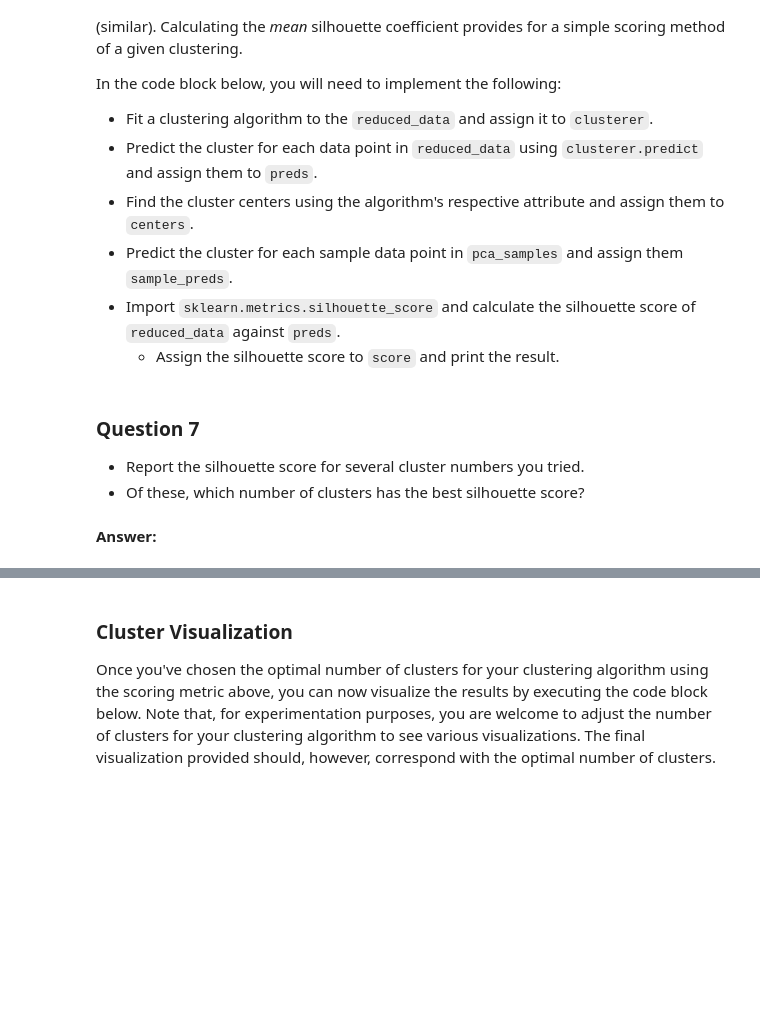
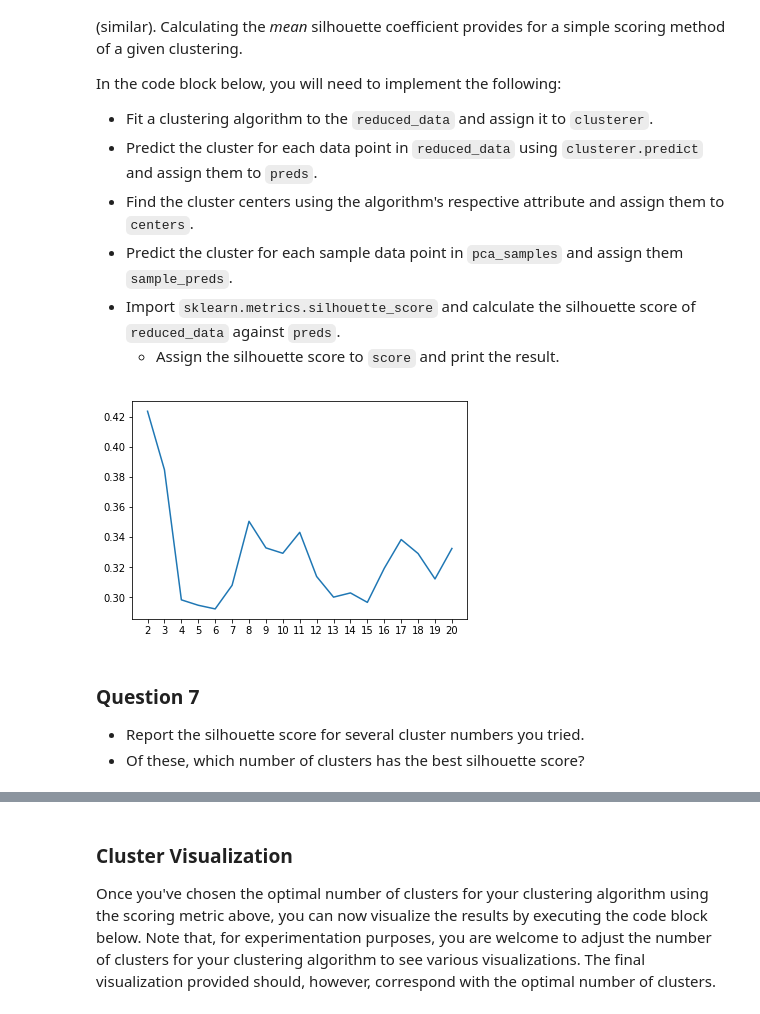
Before and after one commit to sariabod/mlnd, a Jupyter notebook: customer_segments/customer_segments.ipynb, the cells around one changed output, grey strips where cells are left out. Drawn from its saved outputs; the diff is of its cells as text; code cells hidden in the pictures; blank space fills up the shorter version.

```diff
--- a/customer_segments/customer_segments.ipynb
+++ b/customer_segments/customer_segments.ipynb
@@ -532,23 +541,54 @@ In the code block below, you will need to implement the following:
    - Assign the silhouette score to `score` and print the result.
 # %%
 # TODO: Apply your clustering algorithm of choice to the reduced data
-clusterer = None
+from sklearn.mixture import GaussianMixture
+from sklearn.metrics import silhouette_score
+
+"""
+clusterer = GaussianMixture(n_components=2, random_state=13)
+clusterer.fit(reduced_data)
 
 # TODO: Predict the cluster for each data point
-preds = None
+preds = clusterer.predict(reduced_data)
 
 # TODO: Find the cluster centers
-centers = None
+centers = clusterer.means_
 
 # TODO: Predict the cluster for each transformed sample data point
-sample_preds = None
+sample_preds = clusterer.predict(pca_samples)
 
 # TODO: Calculate the mean silhouette coefficient for the number of clusters chosen
-score = None
+score = silhouette_score(reduced_data,preds)
+print(score)
+"""
+
+#making function to loop through different components
+
+def GoGoGadgetGMM(n_components, reduced_data, pca_samples, random_state):
+    clusterer = GaussianMixture(n_components=n_components, random_state=random_state)
+    clusterer.fit(reduced_data)
+    preds = clusterer.predict(reduced_data)
+    centers = clusterer.means_
+    sample_preds = clusterer.predict(pca_samples)
+    score = silhouette_score(reduced_data,preds)
+    return score
+
+xs = []
+ys = []
+for i in range(2, 21):
+    score = GoGoGadgetGMM(i, reduced_data,pca_samples,13)
+    #print("<tr><td>{}</td><td>{}</td></tr>".format(i, score))
+    xs.append(i)
+    ys.append(score)
+
+
+plt.plot(xs,ys)
+plt.xticks(xs)
+plt.show()
+# %% [output]
+[figure, added]
 # %% [markdown]
 ### Question 7
 
 * Report the silhouette score for several cluster numbers you tried.
 * Of these, which number of clusters has the best silhouette score?
-# %% [markdown]
-**Answer:**
```
Also changed, not shown: parts of 20 cells of this notebook.
